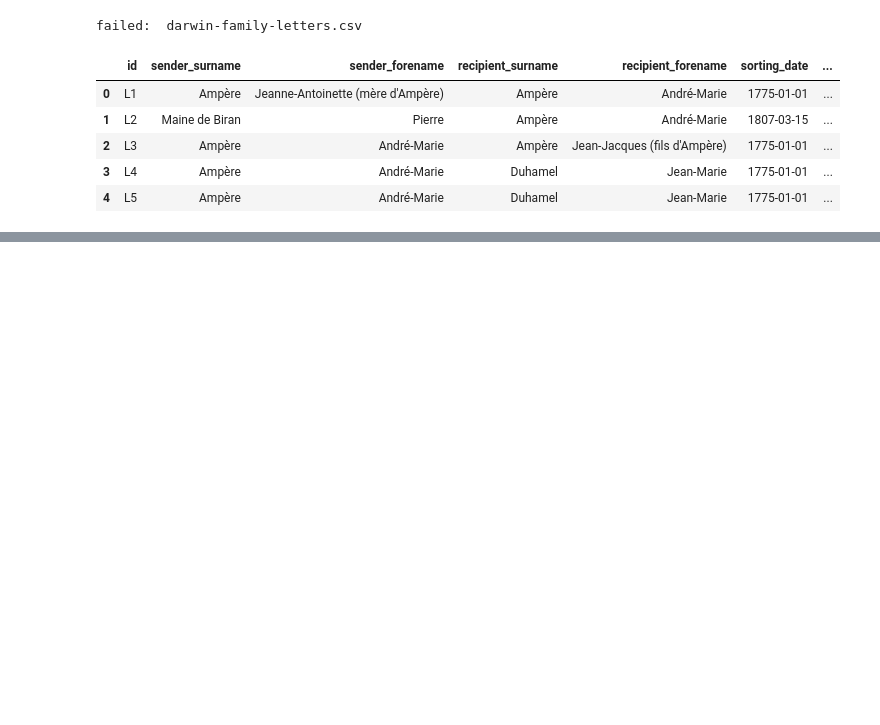
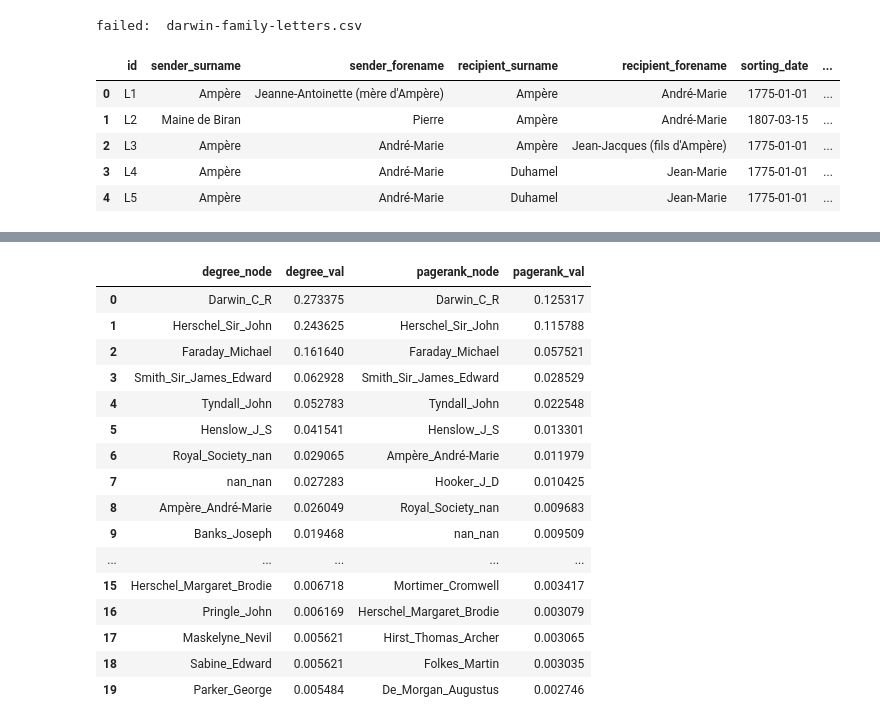
Before and after one commit to CCS-ZCU/pribehy-dat, a Jupyter notebook: scripts/5_sitova-analyza.ipynb, the cells around one changed output, grey strips where cells are left out. Saved outputs shown, nothing was run; the diff lists cells and outputs as text; code cells hidden in the pictures; blank space fills up the shorter version.

```diff
--- a/scripts/5_sitova-analyza.ipynb
+++ b/scripts/5_sitova-analyza.ipynb
@@ -459,0 +562,4 @@ Name: count, Length: 4078, dtype: int64
+# %%
+degree_centrality = nx.degree_centrality(G)
+degree_top_nodes = sorted(degree_centrality.items(), key=lambda x:x[1], reverse=True)
+degree_top_nodes[:10]
@@ -459,0 +577,4 @@ Name: count, Length: 4078, dtype: int64
+# %%
+pagerank_centrality = nx.pagerank(G)
+pagerank_top_nodes = sorted(pagerank_centrality.items(), key=lambda x:x[1], reverse=True)
+pagerank_top_nodes[:10]
@@ -459,0 +592,25 @@ Name: count, Length: 4078, dtype: int64
+# %%
+degree_pagerank_comparison = []
+for deg, pag in zip(degree_top_nodes, pagerank_top_nodes):
+    degree_pagerank_comparison.append([deg[0], deg[1], pag[0], pag[1]])
+degree_pagerank_comparison_df = pd.DataFrame(degree_pagerank_comparison)
+degree_pagerank_comparison_df.columns = ["degree_node", "degree_val", "pagerank_node", "pagerank_val"]
+degree_pagerank_comparison_df.head(20)
+# %% [output]
+|  | degree_node | degree_val | pagerank_node | pagerank_val |
+| 0 | Darwin_C_R | 0.273375 | Darwin_C_R | 0.125317 |
+| 1 | Herschel_Sir_John | 0.243625 | Herschel_Sir_John | 0.115788 |
+| 2 | Faraday_Michael | 0.161640 | Faraday_Michael | 0.057521 |
+| 3 | Smith_Sir_James_Edward | 0.062928 | Smith_Sir_James_Edward | 0.028529 |
+| 4 | Tyndall_John | 0.052783 | Tyndall_John | 0.022548 |
+| 5 | Henslow_J_S | 0.041541 | Henslow_J_S | 0.013301 |
+| 6 | Royal_Society_nan | 0.029065 | Ampère_André-Marie | 0.011979 |
+| 7 | nan_nan | 0.027283 | Hooker_J_D | 0.010425 |
+| 8 | Ampère_André-Marie | 0.026049 | Royal_Society_nan | 0.009683 |
+| 9 | Banks_Joseph | 0.019468 | nan_nan | 0.009509 |
+| ... | ... | ... | ... | ... |
+| 15 | Herschel_Margaret_Brodie | 0.006718 | Mortimer_Cromwell | 0.003417 |
+| 16 | Pringle_John | 0.006169 | Herschel_Margaret_Brodie | 0.003079 |
+| 17 | Maskelyne_Nevil | 0.005621 | Hirst_Thomas_Archer | 0.003065 |
+| 18 | Sabine_Edward | 0.005621 | Folkes_Martin | 0.003035 |
+| 19 | Parker_George | 0.005484 | De_Morgan_Augustus | 0.002746 |
```
Also changed, not shown: parts of 39 cells of this notebook.
